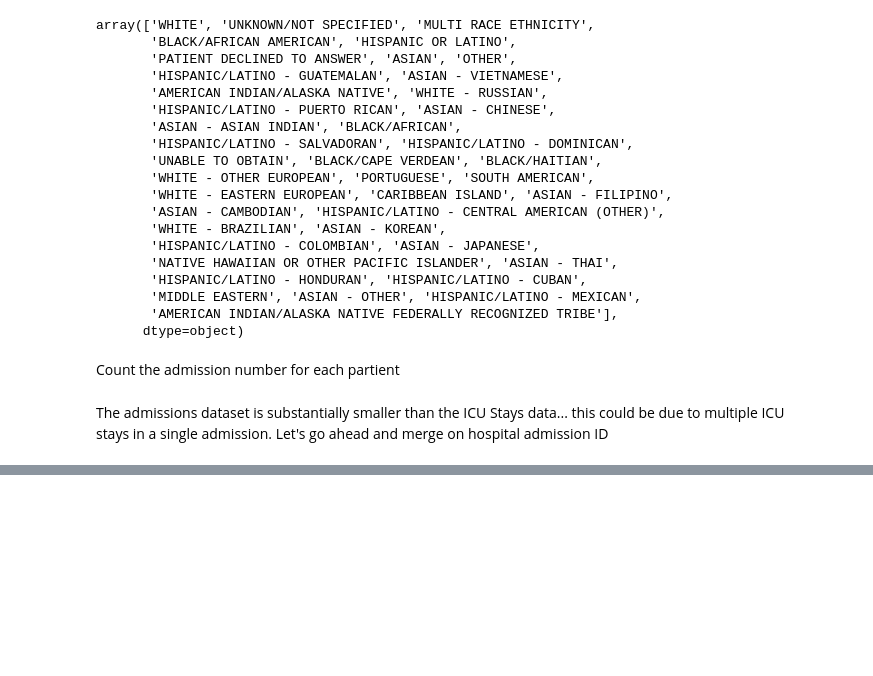
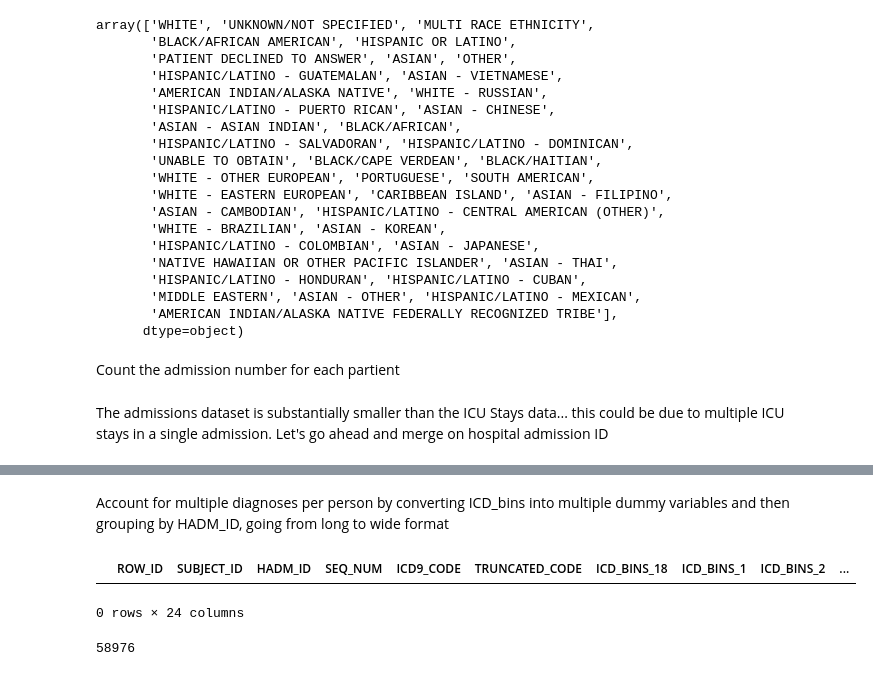
Before and after one commit to kaoriito/icu_los, a Jupyter notebook: ICU LOS Part 1- Cleaning and preparing data.ipynb, the cells around one changed output, grey strips where cells are left out. Drawn from its saved outputs; the diff is of its cells as text; code cells hidden in the pictures; blank space fills up the shorter version.

```diff
--- a/ICU LOS Part 1- Cleaning and preparing data.ipynb
+++ b/ICU LOS Part 1- Cleaning and preparing data.ipynb
@@ -166,0 +368,9 @@ print('# of subjects who have died: %i' % df_joined['DEATHTIME'].count())
+# %% [markdown]
+Account for multiple diagnoses per person by converting ICD_bins into multiple dummy variables and then grouping by HADM_ID, going from long to wide format
+# %%
+df_diagnoses = pd.get_dummies(df_diagnoses, columns=['ICD_BINS'])
+# %%
+df_diagnoses.head(0)
+# %% [output]
+|  | ROW_ID | SUBJECT_ID | HADM_ID | SEQ_NUM | ICD9_CODE | TRUNCATED_CODE | ICD_BINS_18 | ICD_BINS_1 | ICD_BINS_2 | ... |
+0 rows × 24 columns
@@ -166,0 +391,4 @@ print('# of subjects who have died: %i' % df_joined['DEATHTIME'].count())
+# %%
+len(df_diagnoses)
+# %% [output]
+58976
```
Also changed, not shown: parts of 59 cells of this notebook.
